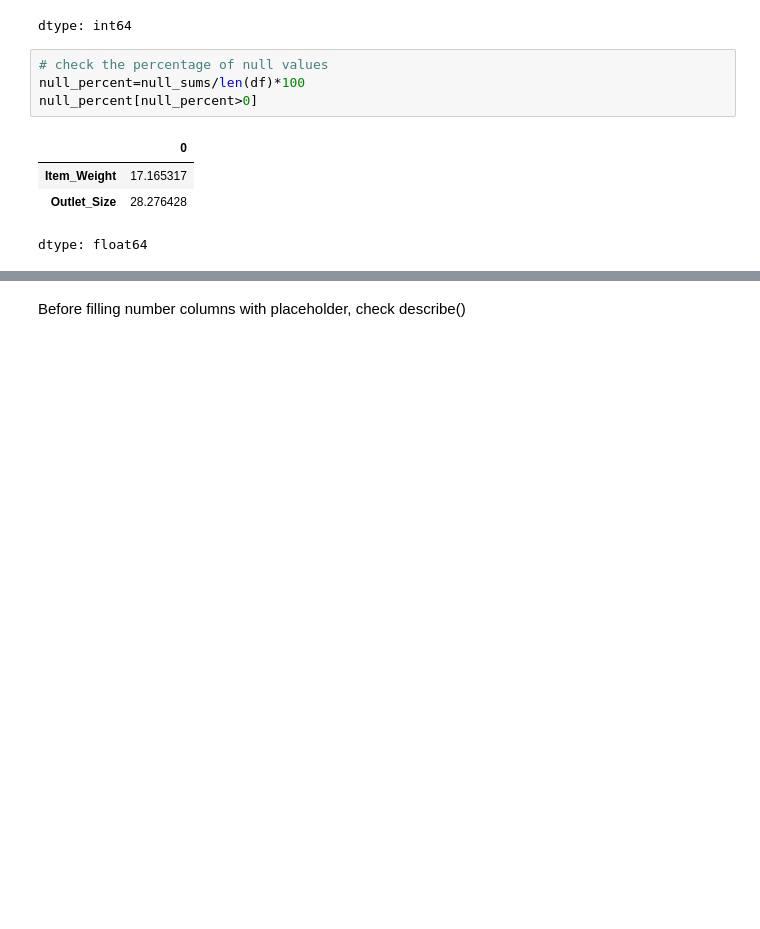
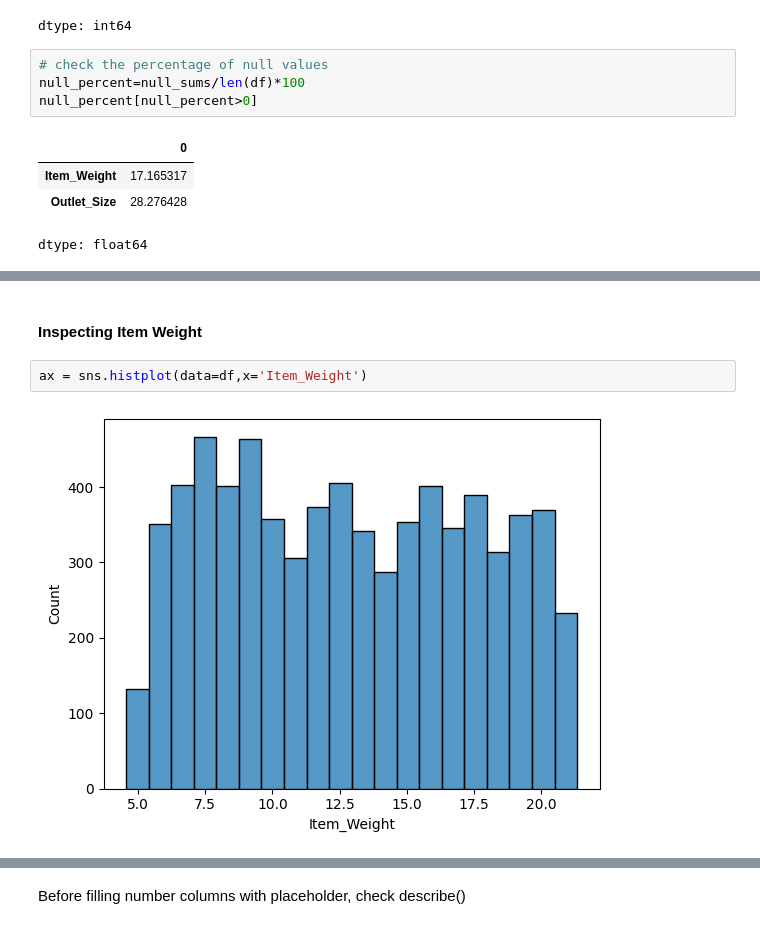
Before and after one commit to swirita/Prediction-of-Product-Sales, a Jupyter notebook: Prediction_of_Product_Sales.ipynb, the cells around one changed output, grey strips where cells are left out. Cells and saved outputs as stored; diff of their text form; blank space fills up the shorter version.

```diff
--- a/Prediction_of_Product_Sales.ipynb
+++ b/Prediction_of_Product_Sales.ipynb
@@ -196 +215,7 @@ df.isna().sum()
 dtype: int64
+# %% [markdown]
+#### Inspecting Item Weight
+# %%
+ax = sns.histplot(data=df,x='Item_Weight')
+# %% [output]
+[figure, added]
```
Also changed, not shown: parts of 13 cells of this notebook.
